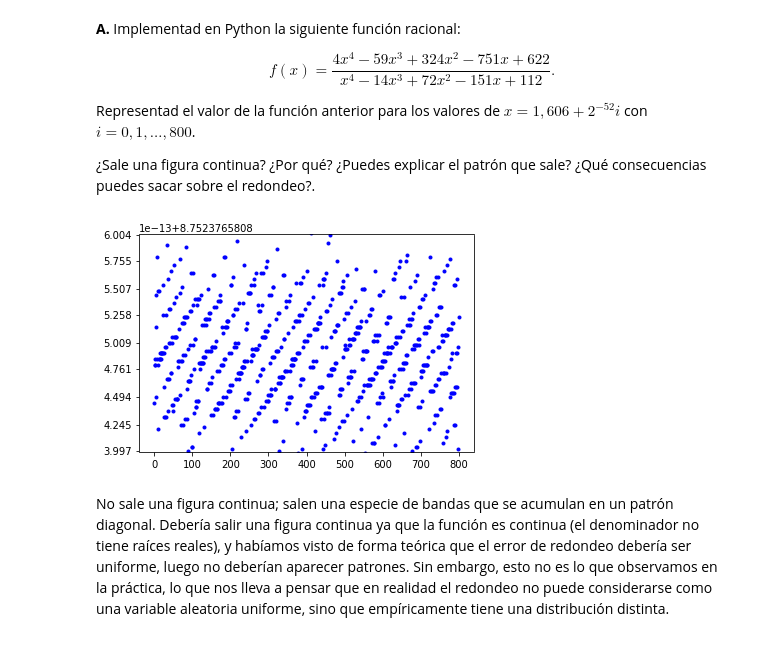
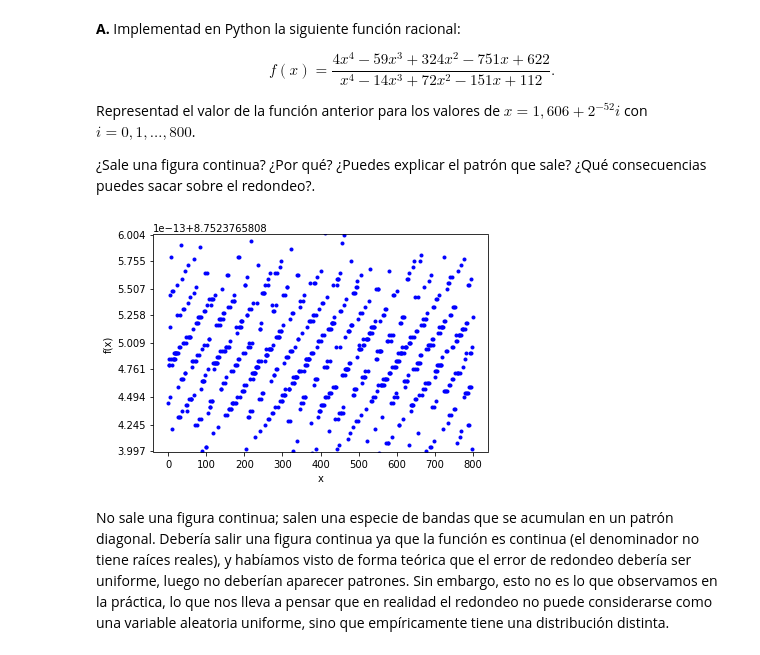
Before and after one commit to Ludvins/Practicas_CN, a Jupyter notebook: P1.ipynb, the cells around one changed output. Drawn from its saved outputs; the diff is of its cells as text; code cells hidden in the pictures.

```diff
--- a/P1.ipynb
+++ b/P1.ipynb
@@ -35,9 +35,11 @@ f1 = lambda x: (4*x**4 - 59*x**3 + 324*x**2-751*x + 622)/(x**4 - 14*x**3+72*x**2
 # %%
 plt.plot(i, f1(1.606 + 2**(-52)*i), 'b.')
 plt.ylim(8.7523765807784, 8.7523765807786)
+plt.xlabel("x")
+plt.ylabel("f(x)")
 plt.show()
 # %% [output]
-[figure, old version]
+[figure, new version]
 # %% [markdown]
 No sale una figura continua; salen una especie de bandas que se acumulan en un patrón diagonal. Debería salir una figura continua ya que la función es continua (el denominador no tiene raíces reales), y habíamos visto de forma teórica que el error de redondeo debería ser uniforme, luego no deberían aparecer patrones. Sin embargo, esto no es lo que observamos en la práctica, lo que nos lleva a pensar que en realidad el redondeo no puede considerarse como una variable aleatoria uniforme, sino que empíricamente tiene una distribución distinta.
 # %% [markdown]
```
Also changed, not shown: parts of 5 cells of this notebook, 1 other file.
